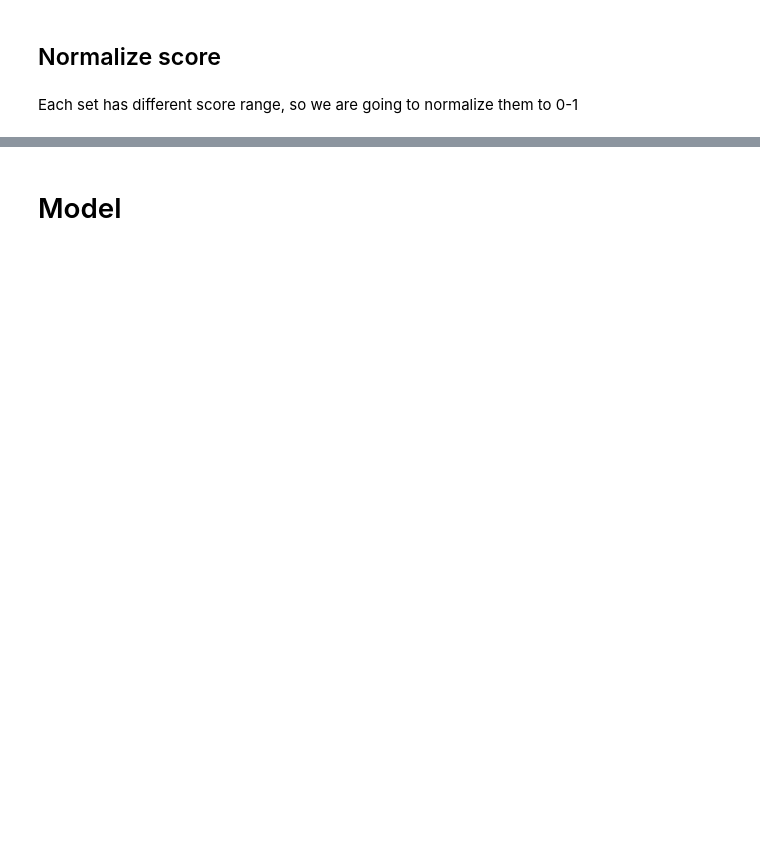
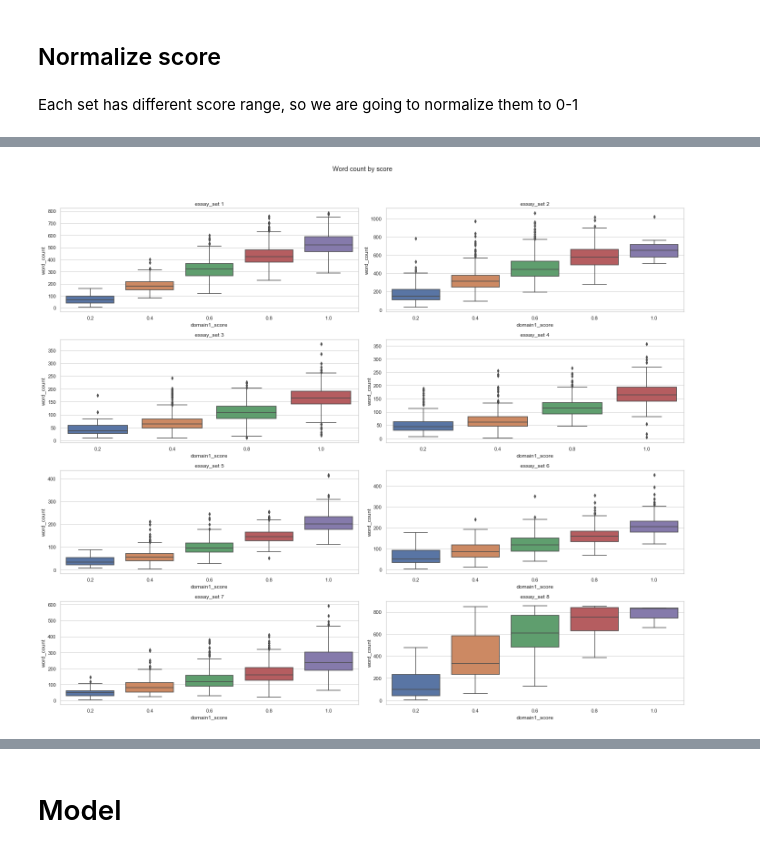
Before and after one commit to KieuSonTung/AES_BERT, a Jupyter notebook: AES_train_sets_BERT_test.ipynb, the cells around one changed output, grey strips where cells are left out. Drawn from its saved outputs; the diff is of its cells as text; code cells hidden in the pictures; blank space fills up the shorter version.

```diff
--- a/AES_train_sets_BERT_test.ipynb
+++ b/AES_train_sets_BERT_test.ipynb
@@ -270,0 +281,14 @@ plt.show()
+# %%
+topic_number = 0
+fig, ax = plt.subplots(4,2, figsize=(20, 18))
+for i in range(4):
+    for j in range(2):
+        topic_number += 1
+        sns.boxplot(x='domain1_score', y='word_count', data=data[data['essay_set'] == topic_number], ax=ax[i,j])
+        ax[i,j].set_title('essay_set %i' % topic_number)
+
+plt.suptitle('Word count by score')
+plt.tight_layout(rect=[0, 0.03, 1, 0.95])
+plt.show()
+# %% [output]
+[figure, added]
```
Also changed, not shown: parts of 56 cells of this notebook, 5 other files.
